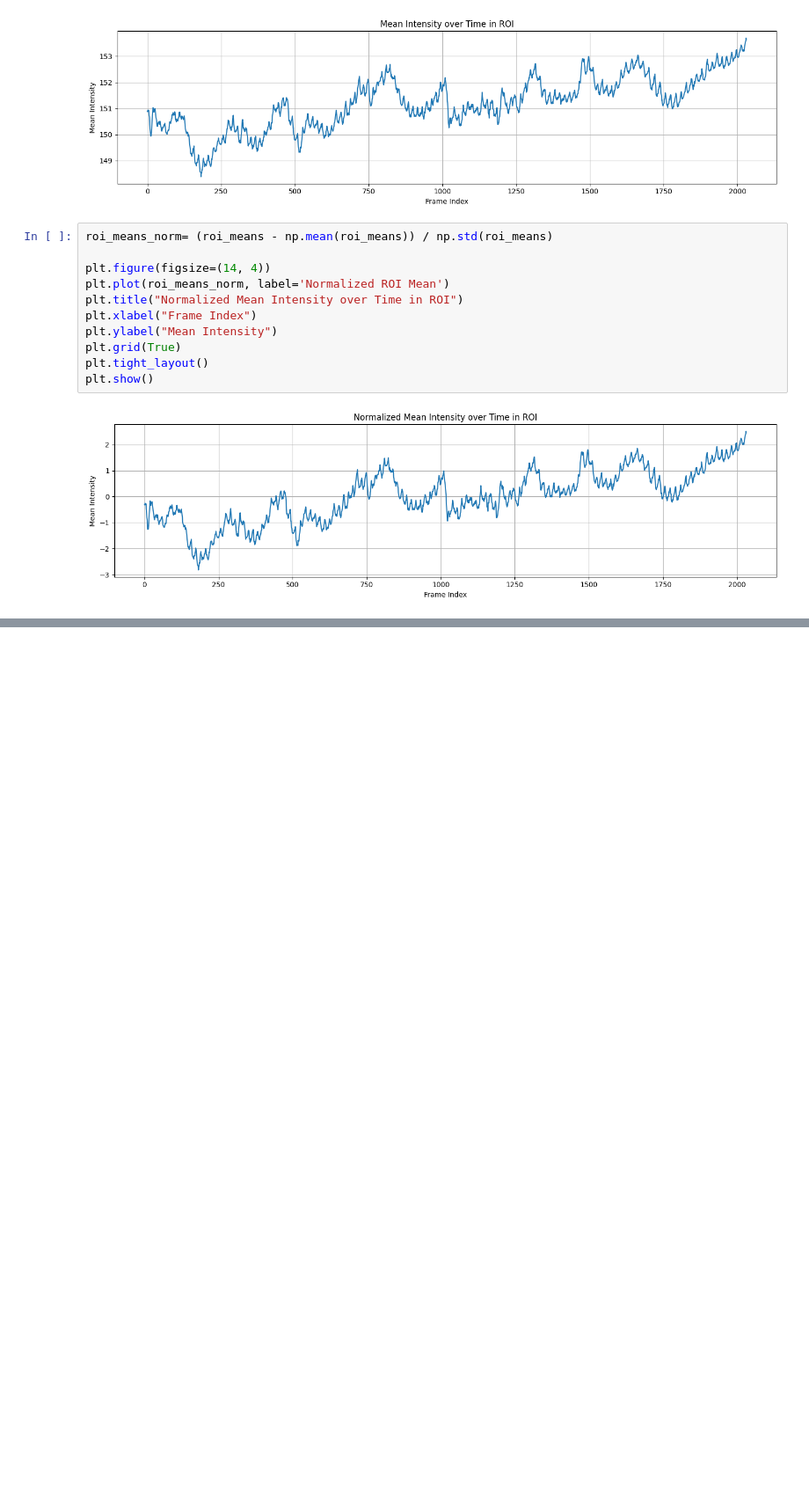
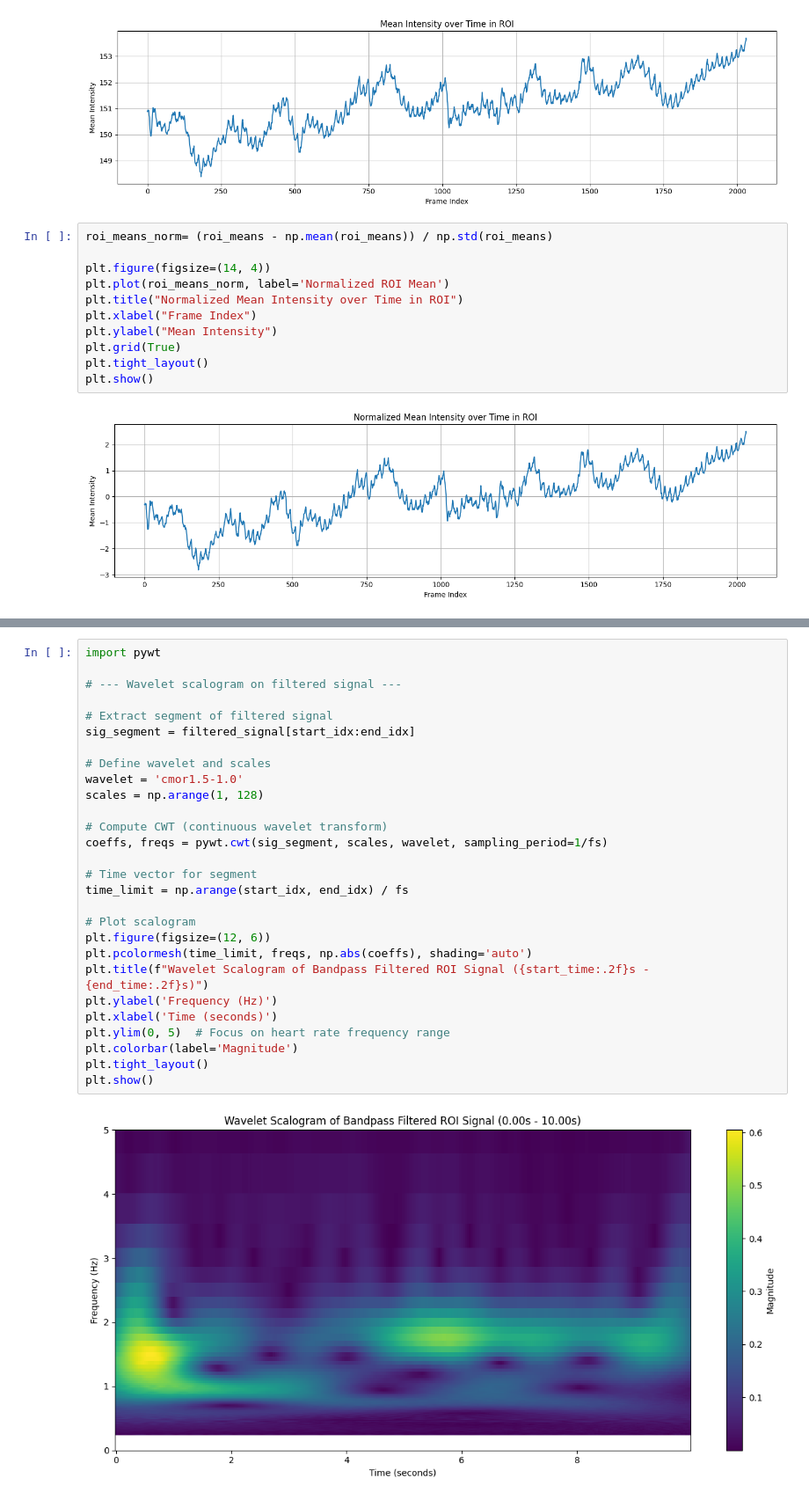
Before and after one commit to iliaxant/HR_Extraction_from_Video, a Jupyter notebook: HR_Extraction_from_Video.ipynb, the cells around one changed output, grey strips where cells are left out. Shown at 88% size. Saved outputs shown, nothing was run; the diff lists cells and outputs as text; blank space fills up the shorter version.

```diff
--- a/HR_Extraction_from_Video.ipynb
+++ b/HR_Extraction_from_Video.ipynb
@@ -331,0 +321,30 @@ plt.show()
+# %%
+import pywt
+
+# --- Wavelet scalogram on filtered signal ---
+
+# Extract segment of filtered signal
+sig_segment = filtered_signal[start_idx:end_idx]
+
+# Define wavelet and scales
+wavelet = 'cmor1.5-1.0'
+scales = np.arange(1, 128)
+
+# Compute CWT (continuous wavelet transform)
+coeffs, freqs = pywt.cwt(sig_segment, scales, wavelet, sampling_period=1/fs)
+
+# Time vector for segment
+time_limit = np.arange(start_idx, end_idx) / fs
+
+# Plot scalogram
+plt.figure(figsize=(12, 6))
+plt.pcolormesh(time_limit, freqs, np.abs(coeffs), shading='auto')
+plt.title(f"Wavelet Scalogram of Bandpass Filtered ROI Signal ({start_time:.2f}s - {end_time:.2f}s)")
+plt.ylabel('Frequency (Hz)')
+plt.xlabel('Time (seconds)')
+plt.ylim(0, 5)  # Focus on heart rate frequency range
+plt.colorbar(label='Magnitude')
+plt.tight_layout()
+plt.show()
+# %% [output]
+[figure, added]
```
Also changed, not shown: parts of 3 cells of this notebook.
